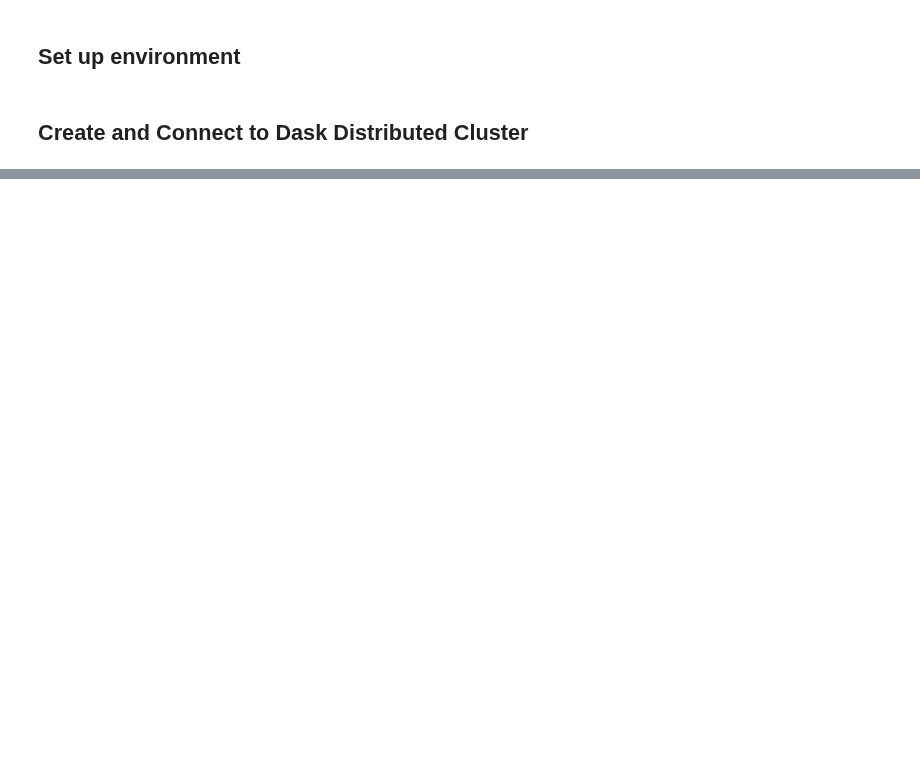
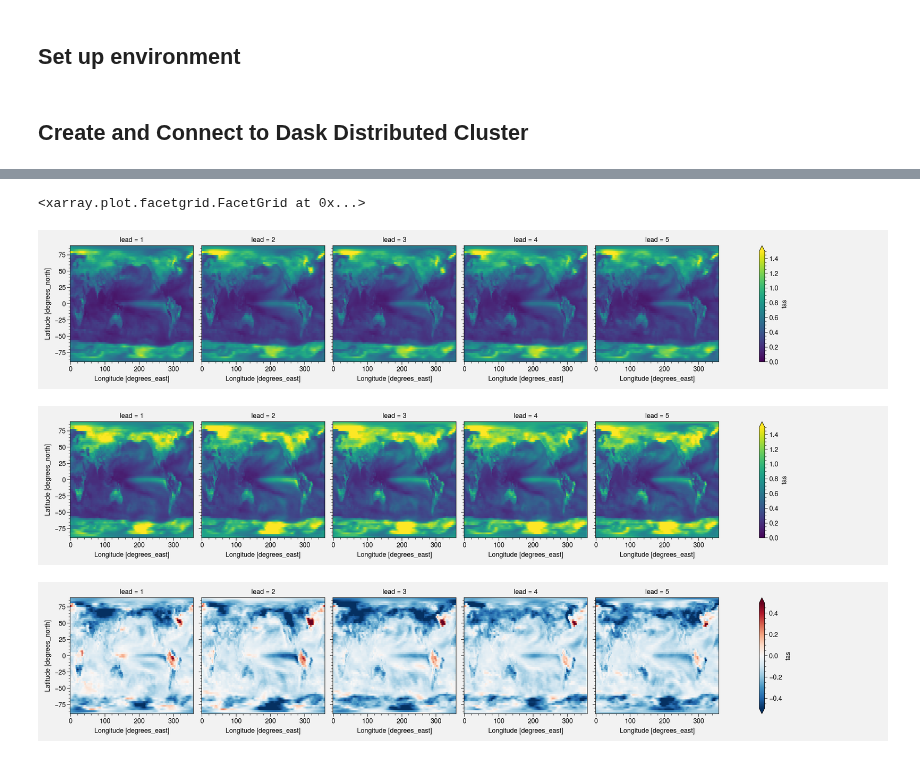
Before and after one commit to andersy005/talks, a Jupyter notebook: notebooks/climpred-demo.ipynb, the cells around one changed output, grey strips where cells are left out. Drawn from its saved outputs; the diff is of its cells as text; code cells hidden in the pictures; blank space fills up the shorter version.

```diff
--- a/notebooks/climpred-demo.ipynb
+++ b/notebooks/climpred-demo.ipynb
@@ -56,0 +311,14 @@ dset_dict
+# %%
+def detrend_dim(da, dim, deg=1):
+    # detrend along a single dimension
+    p = da.polyfit(dim=dim, deg=deg)
+    fit = xr.polyval(da.coords[dim], p.polyfit_coefficients)
+    return da - fit
+# %%
+hind_ym_dt = detrend_dim(hind_ym, dim="init")
+assim_ym_dt = detrend_dim(assim_ym, dim="time")
+# %%
+hindcast_dt = climpred.HindcastEnsemble(
+    hind_ym_dt.rename("tas")
+).add_observations(assim_ym_dt.rename("tas"))
+hindcast_dt
@@ -56,0 +331,8 @@ dset_dict
+# %%
+result = hindcast_dt.verify(
+    metric="mae",
+    comparison="e2o",
+    dim="init",
+    alignment="maximize",
+    reference="persistence",
+)
@@ -56,0 +352,15 @@ dset_dict
+# %%
+result.sel(skill="initialized").isel(lead=slice(0, 5)).tas.plot(
+    col="lead", vmin=0, vmax=1.5, robust=True
+)
+result.sel(skill="persistence").isel(lead=slice(0, 5)).tas.plot(
+    col="lead", vmin=0, vmax=1.5, robust=True
+)
+
+diff = result.sel(skill="initialized") - result.sel(skill="persistence")
+diff.isel(lead=slice(0, 5)).tas.plot(col="lead", robust=True)
+# %% [output]
+<xarray.plot.facetgrid.FacetGrid at 0x...>
+[figure, added]
+[figure, added]
+[figure, added]
```
Also changed, not shown: parts of 29 cells of this notebook, 1 other file.
